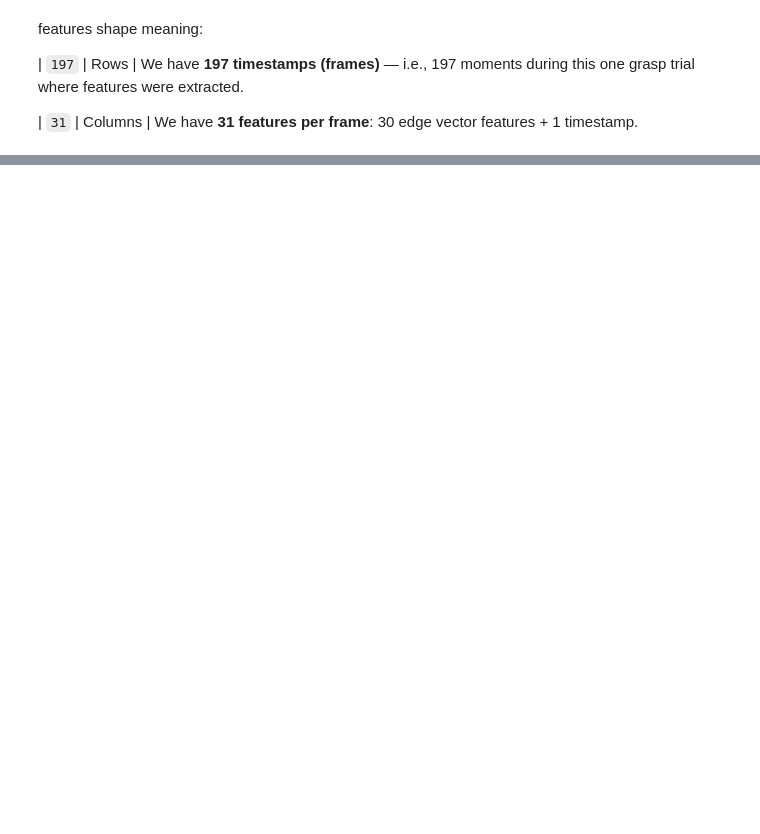
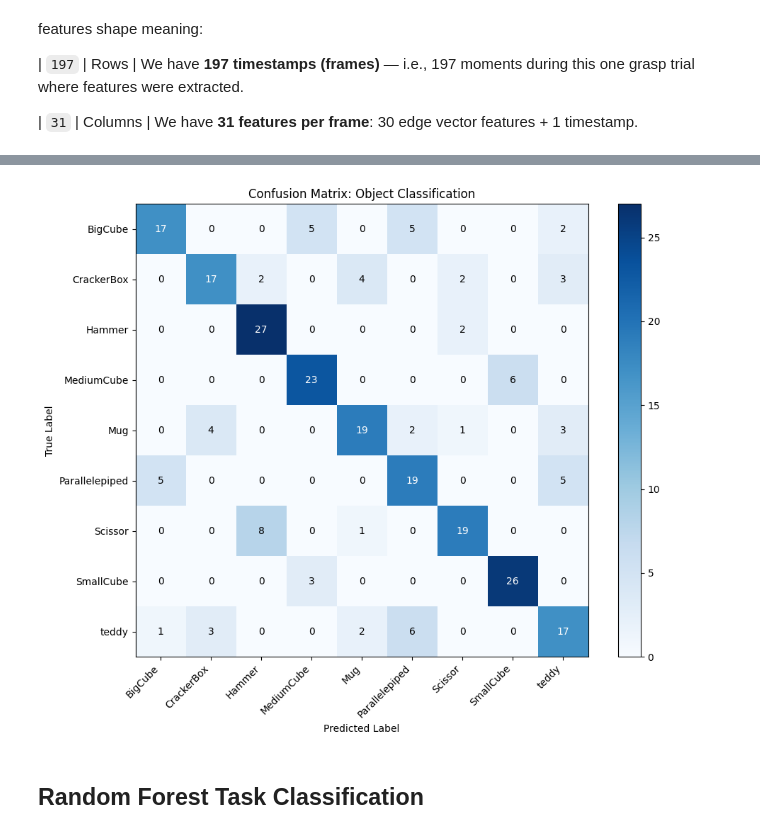
Before and after one commit to senakilinc/vrGrasp-prediction, a Jupyter notebook: classificationProblem.ipynb, the cells around one changed output, grey strips where cells are left out. Saved outputs shown, nothing was run; the diff lists cells and outputs as text; code cells hidden in the pictures; blank space fills up the shorter version.

```diff
--- a/classificationProblem.ipynb
+++ b/classificationProblem.ipynb
@@ -36,0 +328,9 @@ features shape meaning:
+# %%
+acc, y_test, y_pred = evaluate_single_interval(
+    interval_step=300,
+    label="object",
+    data_root=DATA_ROOT,
+    users=USERS,
+    objects=OBJECTS,
+    tasks=TASKS
+)
@@ -36,0 +355,36 @@ features shape meaning:
+# %%
+import matplotlib.pyplot as plt
+import numpy as np
+from sklearn.metrics import confusion_matrix
+
+# Compute the confusion matrix
+labels = np.unique(y_test)
+cm = confusion_matrix(y_test, y_pred, labels=labels)
+
+# Plot
+plt.figure(figsize=(10, 8))
+im = plt.imshow(cm, interpolation='nearest', cmap=plt.cm.Blues)
+plt.title("Confusion Matrix: Object Classification")
+plt.colorbar(im)
+
+tick_marks = np.arange(len(labels))
+plt.xticks(tick_marks, labels, rotation=45, ha='right')
+plt.yticks(tick_marks, labels)
+
+plt.ylabel('True Label')
+plt.xlabel('Predicted Label')
+
+# Show values in each cell
+thresh = cm.max() / 2
+for i in range(len(labels)):
+    for j in range(len(labels)):
+        plt.text(j, i, format(cm[i, j], 'd'),
+                 ha="center", va="center",
+                 color="white" if cm[i, j] > thresh else "black")
+
+plt.tight_layout()
+plt.show()
+# %% [output]
+[figure, added]
+# %% [markdown]
+## Random Forest Task Classification
```
Also changed, not shown: parts of 23 cells of this notebook, 10 other files.
